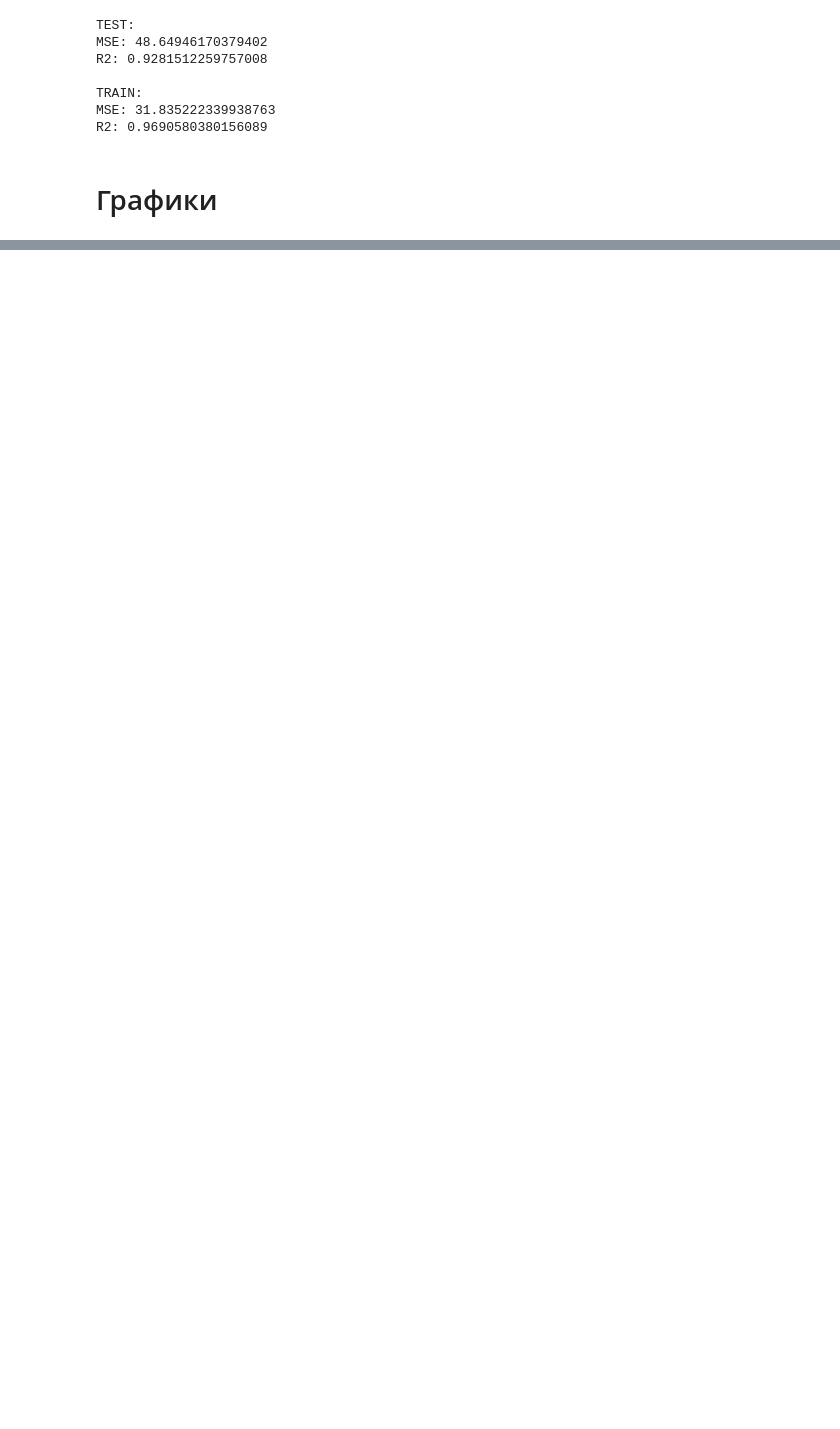
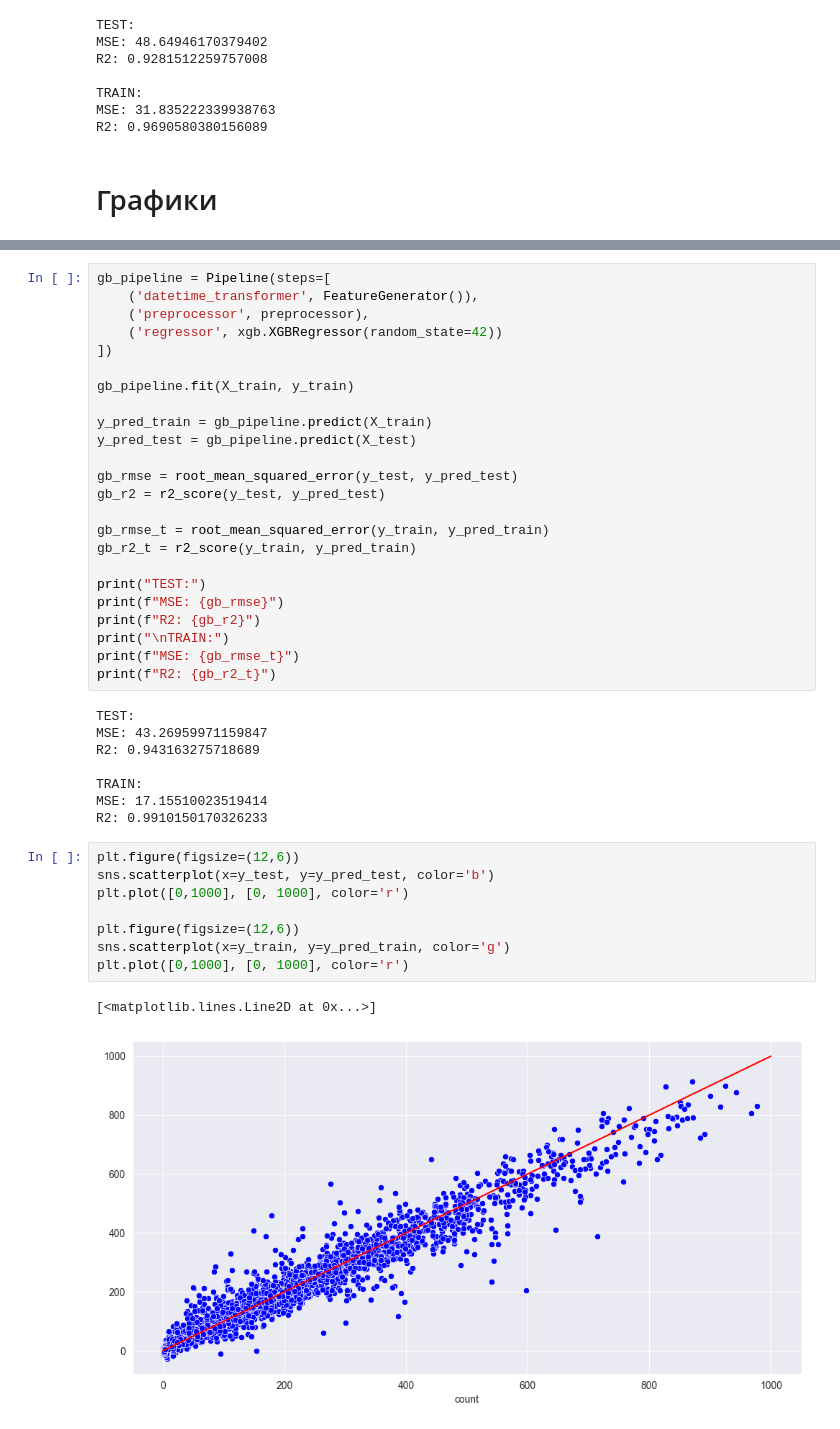
Before and after one commit to aquantumxd/data_science, a Jupyter notebook: Лекция 4. Отбор признаков и пайплайн обучения/Задание 2.ipynb, the cells around one changed output, grey strips where cells are left out. Cells and saved outputs as stored; diff of their text form; blank space fills up the shorter version.

```diff
--- a/Лекция 4. Отбор признаков и пайплайн обучения/Задание 2.ipynb
+++ b/Лекция 4. Отбор признаков и пайплайн обучения/Задание 2.ipynb
@@ -447,0 +495,43 @@ plt.plot([0,1000], [0, 1000], color='r')
+# %%
+gb_pipeline = Pipeline(steps=[
+    ('datetime_transformer', FeatureGenerator()),
+    ('preprocessor', preprocessor),
+    ('regressor', xgb.XGBRegressor(random_state=42))
+])
+
+gb_pipeline.fit(X_train, y_train)
+
+y_pred_train = gb_pipeline.predict(X_train)
+y_pred_test = gb_pipeline.predict(X_test)
+
+gb_rmse = root_mean_squared_error(y_test, y_pred_test)
+gb_r2 = r2_score(y_test, y_pred_test)
+
+gb_rmse_t = root_mean_squared_error(y_train, y_pred_train)
+gb_r2_t = r2_score(y_train, y_pred_train)
+
+print("TEST:")
+print(f"MSE: {gb_rmse}")
+print(f"R2: {gb_r2}")
+print("\nTRAIN:")
+print(f"MSE: {gb_rmse_t}")
+print(f"R2: {gb_r2_t}")
+# %% [output]
+TEST:
+MSE: 43.26959971159847
+R2: 0.943163275718689
+
+TRAIN:
+MSE: 17.15510023519414
+R2: 0.9910150170326233
+# %%
+plt.figure(figsize=(12,6))
+sns.scatterplot(x=y_test, y=y_pred_test, color='b')
+plt.plot([0,1000], [0, 1000], color='r')
+
+plt.figure(figsize=(12,6))
+sns.scatterplot(x=y_train, y=y_pred_train, color='g')
+plt.plot([0,1000], [0, 1000], color='r')
+# %% [output]
+[<matplotlib.lines.Line2D at 0x...>]
+[figure, added]
```
Also changed, not shown: parts of 10 cells of this notebook, 2 other files.
